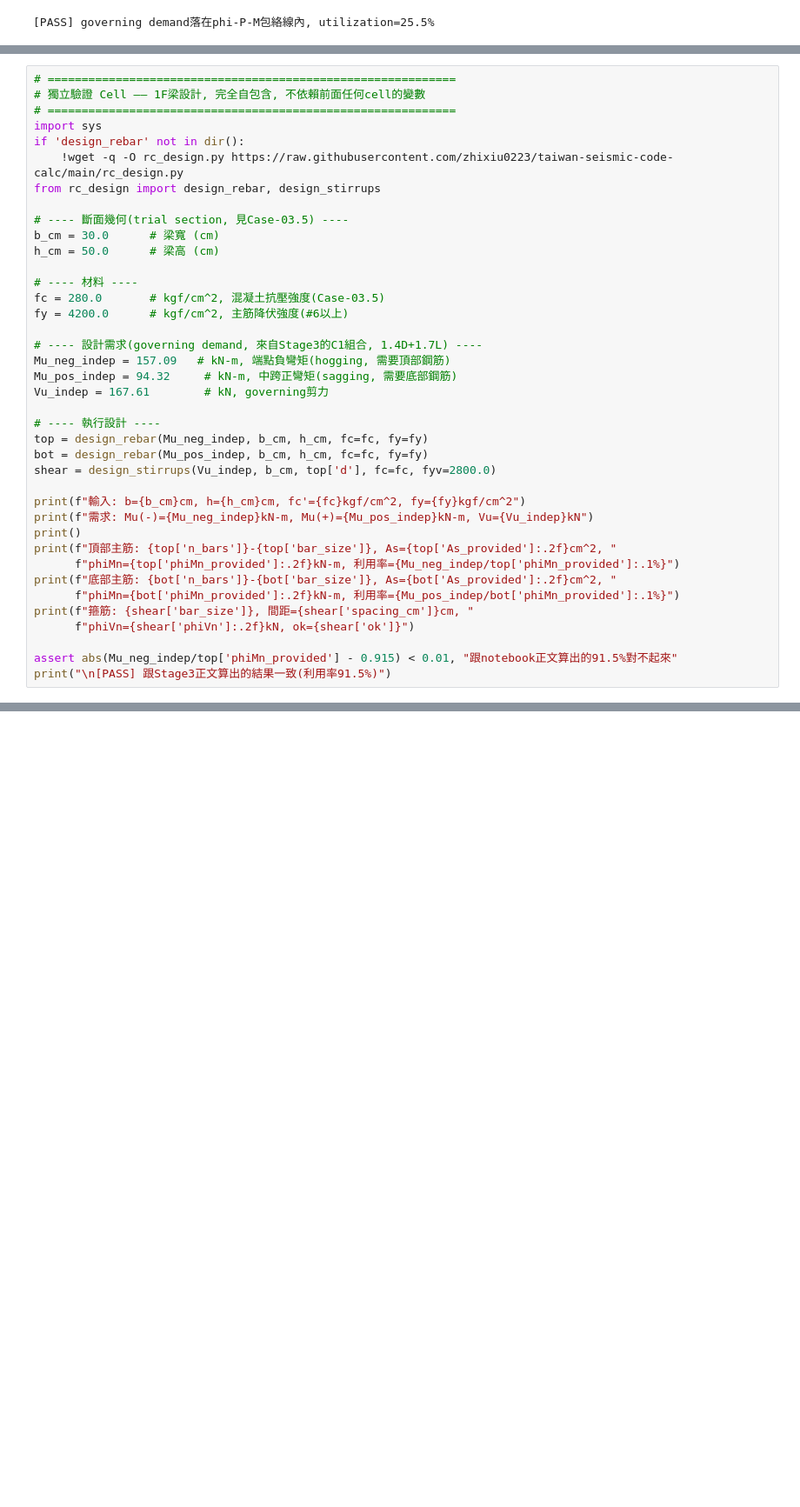
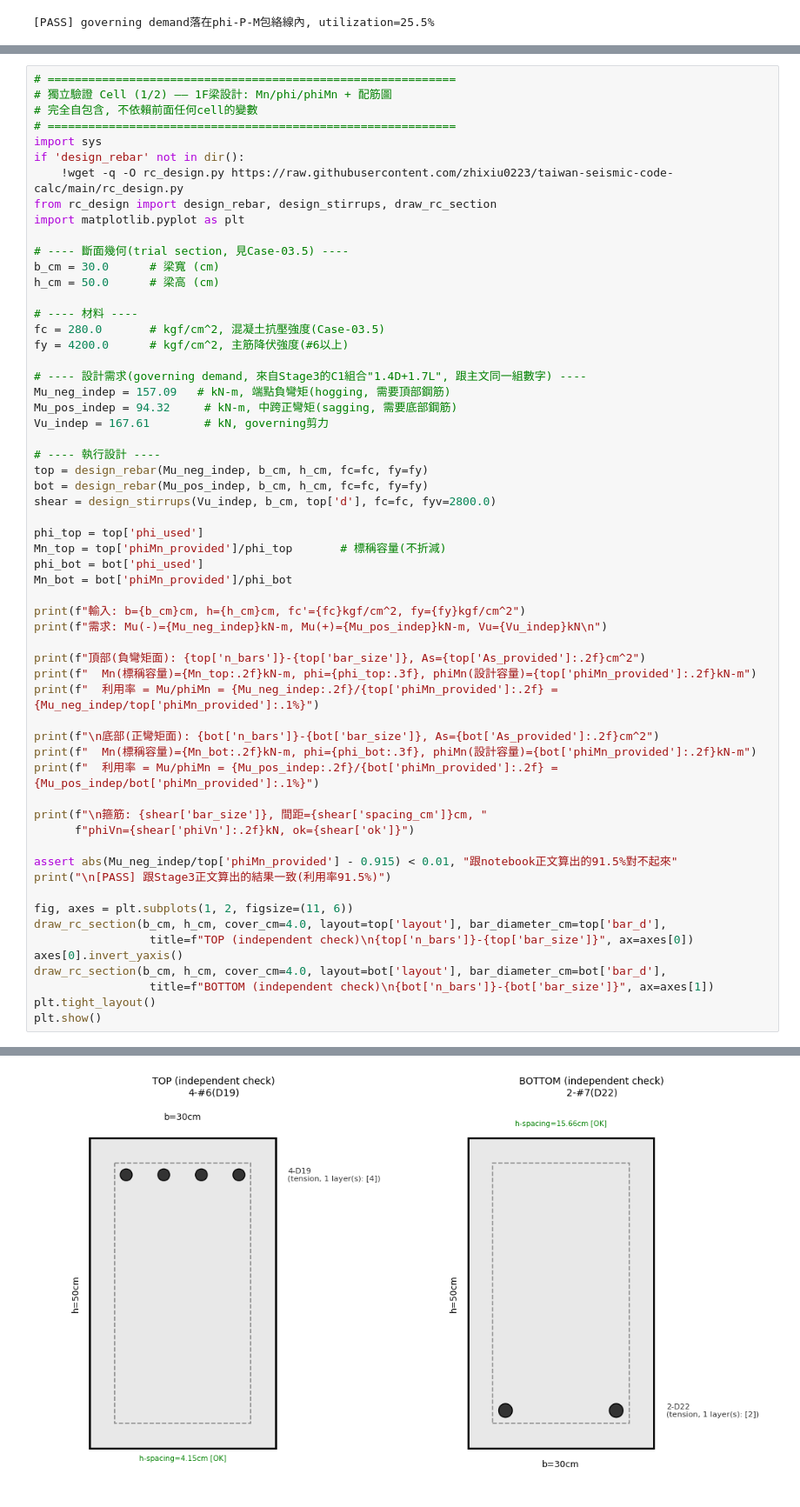
Before and after one commit to zhixiu0223/taiwan-seismic-code-calc, a Jupyter notebook: notebooks/stage3_load_combinations_demand_extraction.ipynb, the cells around one changed output, grey strips where cells are left out. Shown at 87% size. Drawn from its saved outputs; the diff is of its cells as text; blank space fills up the shorter version.

```diff
--- a/notebooks/stage3_load_combinations_demand_extraction.ipynb
+++ b/notebooks/stage3_load_combinations_demand_extraction.ipynb
@@ -650,12 +689,14 @@ Design Loop 疊代到最經濟配筋量),但即使是「試算」階段的數字
 以後每一次疊代都可以直接套用同一個驗證cell。
 # %%
 # ============================================================
-# 獨立驗證 Cell —— 1F梁設計, 完全自包含, 不依賴前面任何cell的變數
+# 獨立驗證 Cell (1/2) —— 1F梁設計: Mn/phi/phiMn + 配筋圖
+# 完全自包含, 不依賴前面任何cell的變數
 # ============================================================
 import sys
 if 'design_rebar' not in dir():
     !wget -q -O rc_design.py https://raw.githubusercontent.com/zhixiu0223/taiwan-seismic-code-calc/main/rc_design.py
-from rc_design import design_rebar, design_stirrups
+from rc_design import design_rebar, design_stirrups, draw_rc_section
+import matplotlib.pyplot as plt
 
 # ---- 斷面幾何(trial section, 見Case-03.5) ----
 b_cm = 30.0      # 梁寬 (cm)
@@ -665,7 +706,7 @@ h_cm = 50.0      # 梁高 (cm)
 fc = 280.0       # kgf/cm^2, 混凝土抗壓強度(Case-03.5)
 fy = 4200.0      # kgf/cm^2, 主筋降伏強度(#6以上)
 
-# ---- 設計需求(governing demand, 來自Stage3的C1組合, 1.4D+1.7L) ----
+# ---- 設計需求(governing demand, 來自Stage3的C1組合"1.4D+1.7L", 跟主文同一組數字) ----
 Mu_neg_indep = 157.09   # kN-m, 端點負彎矩(hogging, 需要頂部鋼筋)
 Mu_pos_indep = 94.32     # kN-m, 中跨正彎矩(sagging, 需要底部鋼筋)
 Vu_indep = 167.61        # kN, governing剪力
@@ -675,18 +716,36 @@ top = design_rebar(Mu_neg_indep, b_cm, h_cm, fc=fc, fy=fy)
 bot = design_rebar(Mu_pos_indep, b_cm, h_cm, fc=fc, fy=fy)
 shear = design_stirrups(Vu_indep, b_cm, top['d'], fc=fc, fyv=2800.0)
 
+phi_top = top['phi_used']
+Mn_top = top['phiMn_provided']/phi_top       # 標稱容量(不折減)
+phi_bot = bot['phi_used']
+Mn_bot = bot['phiMn_provided']/phi_bot
+
 print(f"輸入: b={b_cm}cm, h={h_cm}cm, fc'={fc}kgf/cm^2, fy={fy}kgf/cm^2")
-print(f"需求: Mu(-)={Mu_neg_indep}kN-m, Mu(+)={Mu_pos_indep}kN-m, Vu={Vu_indep}kN")
-print()
-print(f"頂部主筋: {top['n_bars']}-{top['bar_size']}, As={top['As_provided']:.2f}cm^2, "
-      f"phiMn={top['phiMn_provided']:.2f}kN-m, 利用率={Mu_neg_indep/top['phiMn_provided']:.1%}")
-print(f"底部主筋: {bot['n_bars']}-{bot['bar_size']}, As={bot['As_provided']:.2f}cm^2, "
-      f"phiMn={bot['phiMn_provided']:.2f}kN-m, 利用率={Mu_pos_indep/bot['phiMn_provided']:.1%}")
-print(f"箍筋: {shear['bar_size']}, 間距={shear['spacing_cm']}cm, "
+print(f"需求: Mu(-)={Mu_neg_indep}kN-m, Mu(+)={Mu_pos_indep}kN-m, Vu={Vu_indep}kN\n")
+
+print(f"頂部(負彎矩面): {top['n_bars']}-{top['bar_size']}, As={top['As_provided']:.2f}cm^2")
+print(f"  Mn(標稱容量)={Mn_top:.2f}kN-m, phi={phi_top:.3f}, phiMn(設計容量)={top['phiMn_provided']:.2f}kN-m")
+print(f"  利用率 = Mu/phiMn = {Mu_neg_indep:.2f}/{top['phiMn_provided']:.2f} = {Mu_neg_indep/top['phiMn_provided']:.1%}")
+
+print(f"\n底部(正彎矩面): {bot['n_bars']}-{bot['bar_size']}, As={bot['As_provided']:.2f}cm^2")
+print(f"  Mn(標稱容量)={Mn_bot:.2f}kN-m, phi={phi_bot:.3f}, phiMn(設計容量)={bot['phiMn_provided']:.2f}kN-m")
+print(f"  利用率 = Mu/phiMn = {Mu_pos_indep:.2f}/{bot['phiMn_provided']:.2f} = {Mu_pos_indep/bot['phiMn_provided']:.1%}")
+
+print(f"\n箍筋: {shear['bar_size']}, 間距={shear['spacing_cm']}cm, "
       f"phiVn={shear['phiVn']:.2f}kN, ok={shear['ok']}")
 
 assert abs(Mu_neg_indep/top['phiMn_provided'] - 0.915) < 0.01, "跟notebook正文算出的91.5%對不起來"
 print("\n[PASS] 跟Stage3正文算出的結果一致(利用率91.5%)")
+
+fig, axes = plt.subplots(1, 2, figsize=(11, 6))
+draw_rc_section(b_cm, h_cm, cover_cm=4.0, layout=top['layout'], bar_diameter_cm=top['bar_d'],
+                 title=f"TOP (independent check)\n{top['n_bars']}-{top['bar_size']}", ax=axes[0])
+axes[0].invert_yaxis()
+draw_rc_section(b_cm, h_cm, cover_cm=4.0, layout=bot['layout'], bar_diameter_cm=bot['bar_d'],
+                 title=f"BOTTOM (independent check)\n{bot['n_bars']}-{bot['bar_size']}", ax=axes[1])
+plt.tight_layout()
+plt.show()
 # %% [output]
 輸入: b=30.0cm, h=50.0cm, fc'=280.0kgf/cm^2, fy=4200.0kgf/cm^2
 需求: Mu(-)=157.09kN-m, Mu(+)=94.32kN-m, Vu=167.61kN
@@ -696,3 +761,4 @@ print("\n[PASS] 跟Stage3正文算出的結果一致(利用率91.5%)")
 箍筋: #4(D13), 間距=20cm, phiVn=200.00kN, ok=True
 
 [PASS] 跟Stage3正文算出的結果一致(利用率91.5%)
+[figure, added]
```
Also changed, not shown: parts of 6 cells of this notebook.
